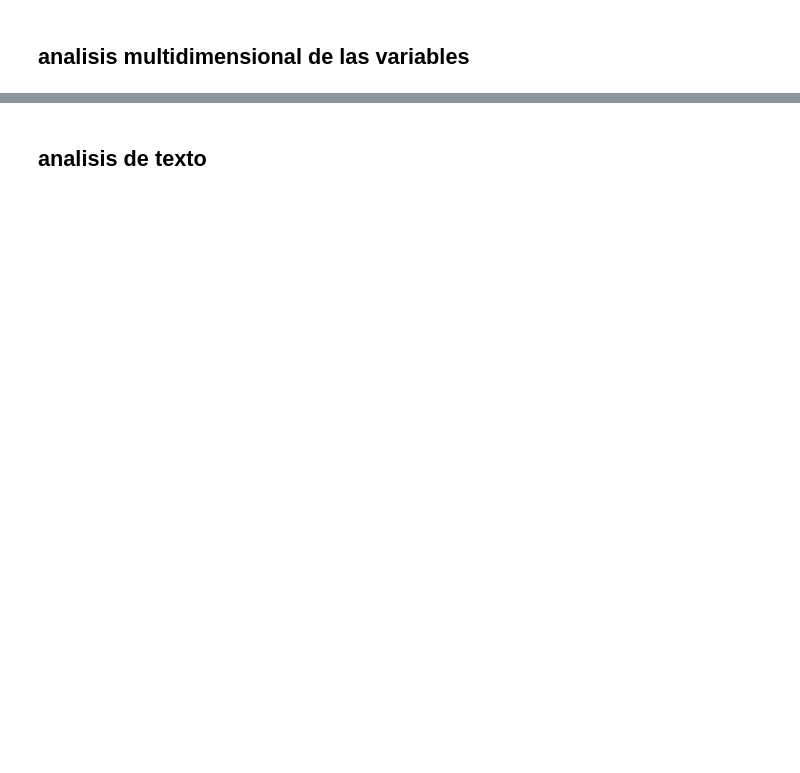
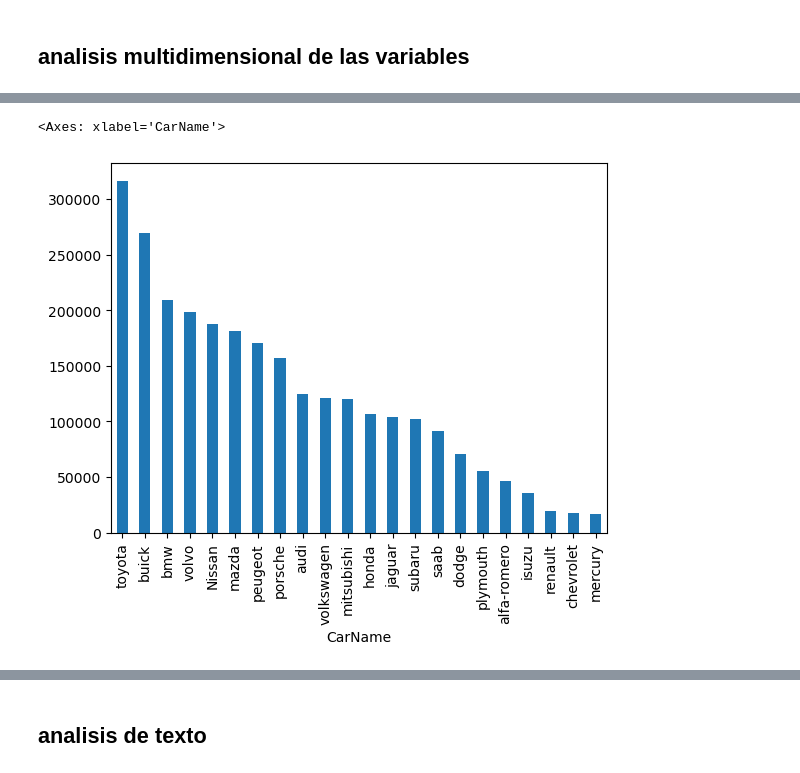
Before and after one commit to AlejandroSegura24/car-assignment-analysis, a Jupyter notebook: notebooks/0.0-car_price_assignment-introduction.ipynb, the cells around one changed output, grey strips where cells are left out. Drawn from its saved outputs; the diff is of its cells as text; code cells hidden in the pictures; blank space fills up the shorter version.

```diff
--- a/notebooks/0.0-car_price_assignment-introduction.ipynb
+++ b/notebooks/0.0-car_price_assignment-introduction.ipynb
@@ -235,2 +208,5 @@ Name: price, dtype: float64
 # %% [markdown]
 ## analisis multidimensional de las variables
+# %%
+total_sum_carname = data.groupby('CarName').sum()['price'].sort_values(ascending=False)
+total_sum_carname.reset_index()
@@ -236,0 +231,5 @@ Name: price, dtype: float64
+# %%
+total_sum_carname.plot(kind='bar', x='carName')
+# %% [output]
+<Axes: xlabel='CarName'>
+[figure, added]
```
Also changed, not shown: parts of 19 cells of this notebook.
